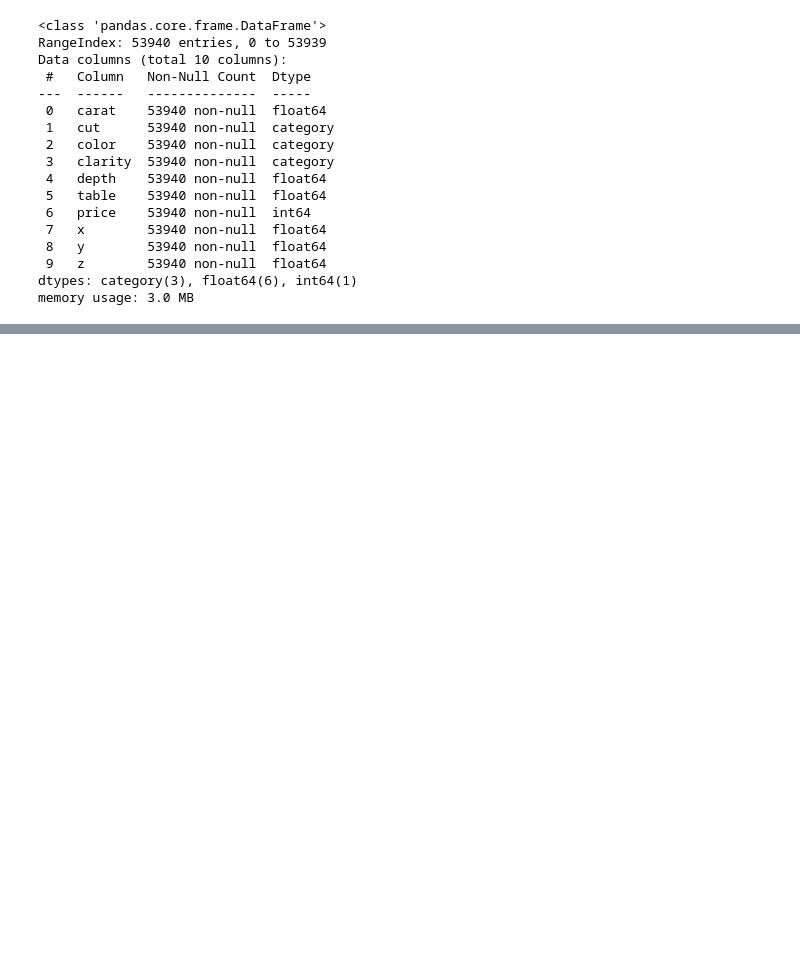
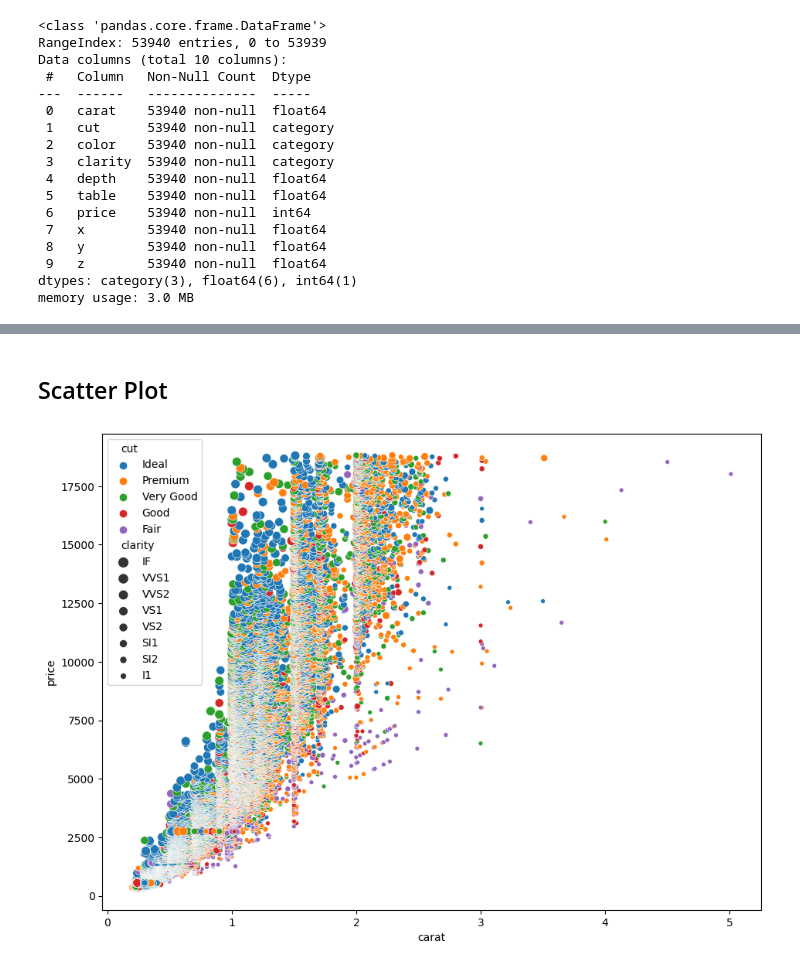
Before and after one commit to jgraber/PythonFriday, a Jupyter notebook: Jupyter/Seaborn_explore.ipynb, the cells around one changed output, grey strips where cells are left out. Saved outputs shown, nothing was run; the diff lists cells and outputs as text; code cells hidden in the pictures; blank space fills up the shorter version.

```diff
--- a/Jupyter/Seaborn_explore.ipynb
+++ b/Jupyter/Seaborn_explore.ipynb
@@ -37,0 +66,8 @@ memory usage: 3.0 MB
+# %% [markdown]
+## Scatter Plot
+# %%
+f, ax = plt.subplots(figsize=(11, 8))
+sns.scatterplot(x='carat', y='price', hue='cut', size='clarity', data=diamond, ax=ax)
+#plt.savefig('scatter.png')
+# %% [output]
+[figure, added]
```
Also changed, not shown: parts of 17 cells of this notebook.
